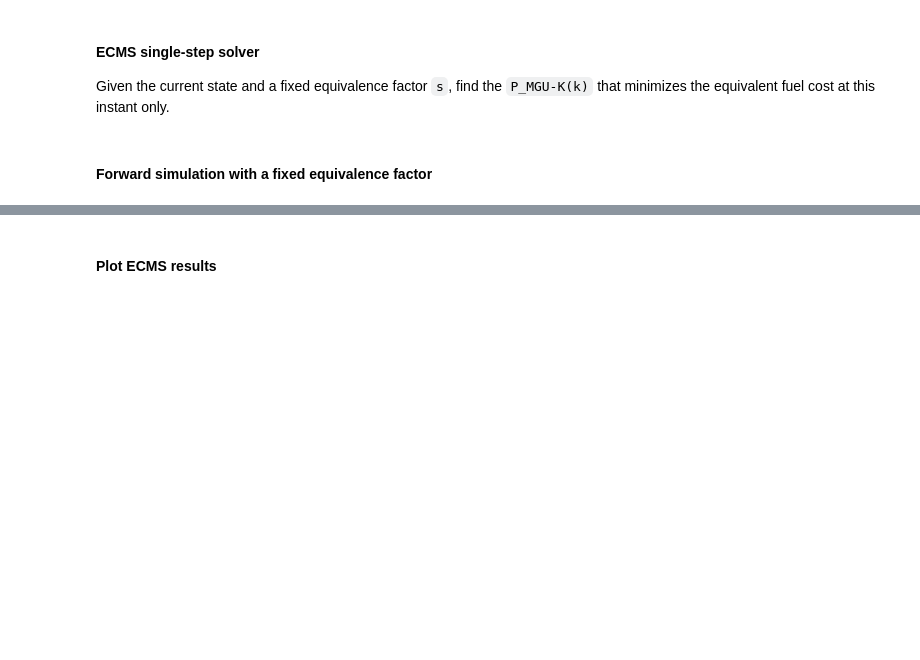
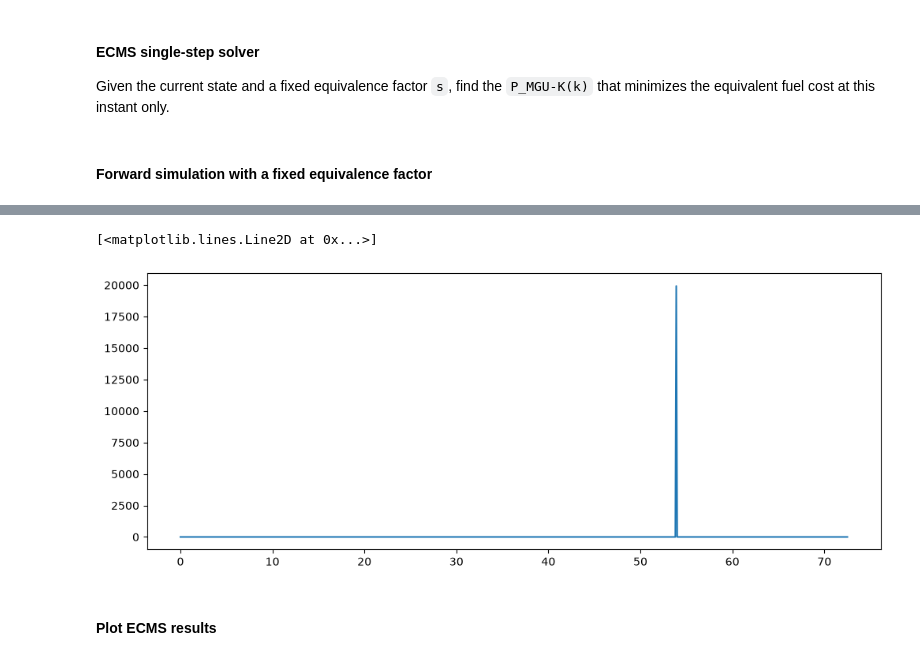
Before and after one commit to tommasoandina1/thermal-aware-ems-f1, a Jupyter notebook: controller/ECMS.ipynb, the cells around one changed output, grey strips where cells are left out. Drawn from its saved outputs; the diff is of its cells as text; code cells hidden in the pictures; blank space fills up the shorter version.

```diff
--- a/controller/ECMS.ipynb
+++ b/controller/ECMS.ipynb
@@ -228,3 +228,10 @@ Final deploy energy used: 6.606 MJ (max 9.0 MJ)
+# %%
+plot.figure(figsize=(12, 10), facecolor='w', edgecolor='k')
+plot.subplot(2,1,2)
+plot.plot(t,shortfall)
+# %% [output]
+[<matplotlib.lines.Line2D at 0x...>]
+[figure, added]
 # %% [markdown]
 #### Plot ECMS results
 # %%
```
Also changed, not shown: parts of 1 cell of this notebook, 2 other files.
